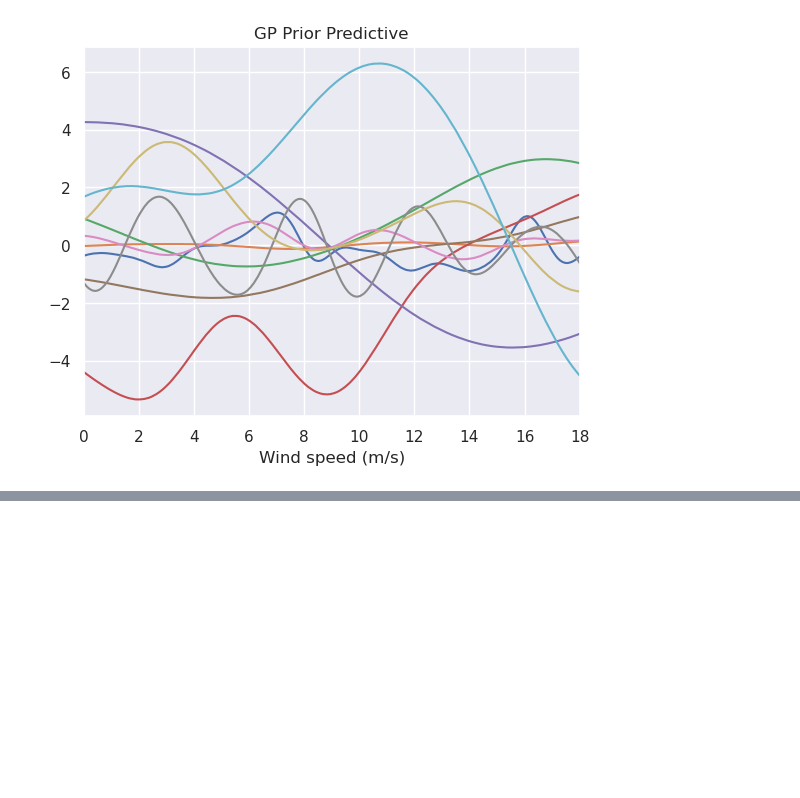
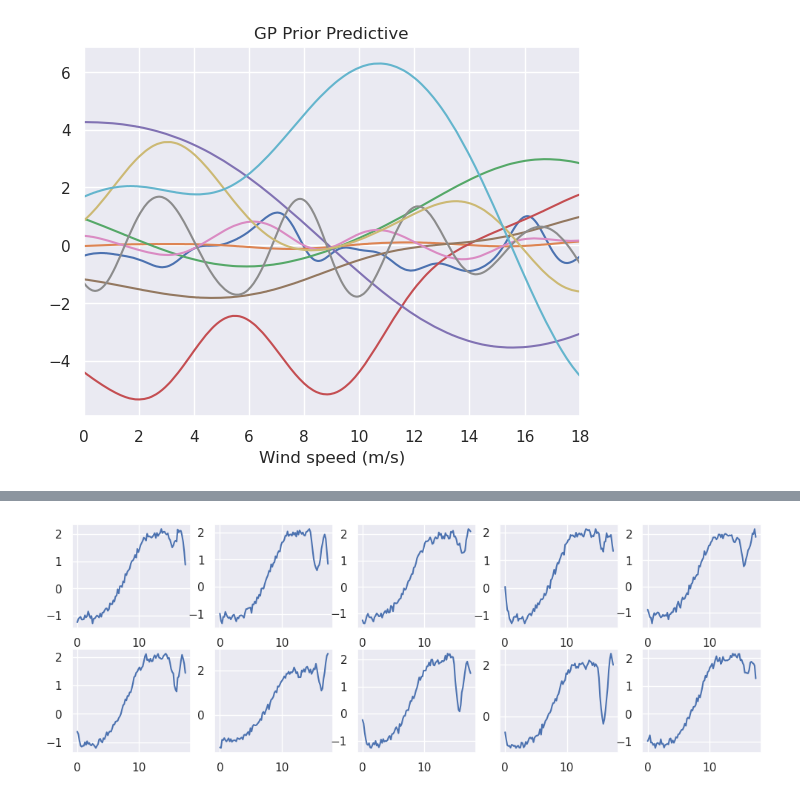
Before and after one commit to camirmas/REStats, a Jupyter notebook: REStats/notebooks/power_curve.ipynb, the cells around one changed output, grey strips where cells are left out. Cells and saved outputs as stored; diff of their text form; code cells hidden in the pictures; blank space fills up the shorter version.

Commit message:
Rewrite to use gpytorch

```diff
--- a/REStats/notebooks/power_curve.ipynb
+++ b/REStats/notebooks/power_curve.ipynb
@@ -255,0 +172,27 @@ figs["pc_test"] = pc_test
+# %%
+training_iter = 100
+
+# Find optimal model hyperparameters
+model.train()
+likelihood.train()
+
+# Use the adam optimizer
+optimizer = torch.optim.Adam(model.parameters(), lr=0.1)  # Includes GaussianLikelihood parameters
+
+# "Loss" for GPs - the marginal log likelihood
+mll = gpytorch.mlls.ExactMarginalLogLikelihood(likelihood, model)
+
+for i in range(training_iter):
+    # Zero gradients from previous iteration
+    optimizer.zero_grad()
+    # Output from model
+    output = model(X_train)
+    # Calc loss and backprop gradients
+    loss = -mll(output, y_train)
+    loss.backward()
+    print('Iter %d/%d - Loss: %.3f   lengthscale: %.3f   noise: %.3f' % (
+        i + 1, training_iter, loss.item(),
+        model.covar_module.base_kernel.lengthscale.item(),
+        model.likelihood.noise.item()
+    ))
+    optimizer.step()
@@ -255,0 +217,19 @@ figs["pc_test"] = pc_test
+# %%
+# Define a function to generate prior predictive samples
+def prior_predictive(model, likelihood, num_samples):
+    model.eval()
+    likelihood.eval()
+    with gpytorch.settings.fast_pred_var(), torch.no_grad():
+        samples = likelihood(model(torch.linspace(0, cut_out, 100))).sample(torch.Size([num_samples]))
+    return samples.numpy()
+
+# Generate 10 prior predictive samples
+samples = prior_predictive(ExactGPModel(X_train, y_train, likelihood), likelihood, 10)
+
+# Plot the prior predictive samples
+fig, axs = plt.subplots(2, 5, figsize=(12, 4))
+for i, ax in enumerate(axs.flatten()):
+    ax.plot(torch.linspace(0, cut_out, 100), samples[i])
+plt.show()
+# %% [output]
+[figure, added]
```
Also changed, not shown: parts of 18 cells of this notebook.
